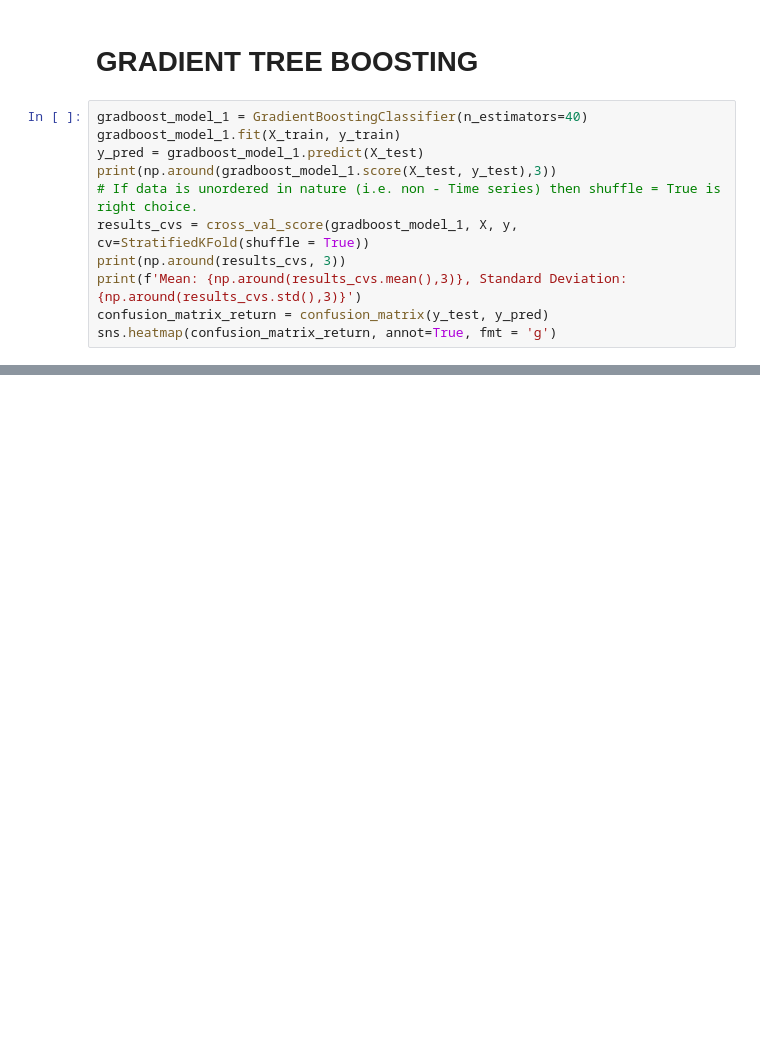
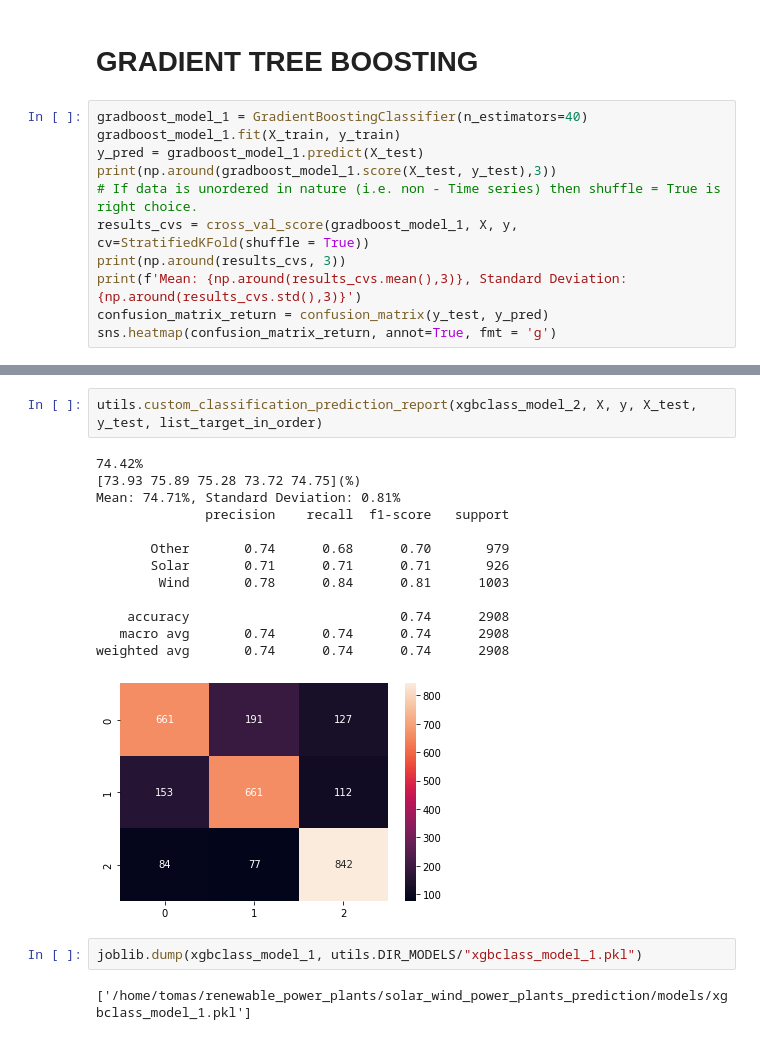
Before and after one commit to tomashbk/solar_wind_power_plants_prediction, a Jupyter notebook: notebooks/3-EDA-in-data-transformed-and-combined.ipynb, the cells around one changed output, grey strips where cells are left out. Drawn from its saved outputs; the diff is of its cells as text; blank space fills up the shorter version.

```diff
--- a/notebooks/3-EDA-in-data-transformed-and-combined.ipynb
+++ b/notebooks/3-EDA-in-data-transformed-and-combined.ipynb
@@ -1022,0 +1069,20 @@ sns.heatmap(confusion_matrix_return, annot=True, fmt = 'g')
+# %%
+utils.custom_classification_prediction_report(xgbclass_model_2, X, y, X_test, y_test, list_target_in_order)
+# %% [output]
+74.42%
+[73.93 75.89 75.28 73.72 74.75](%)
+Mean: 74.71%, Standard Deviation: 0.81%
+              precision    recall  f1-score   support
+
+       Other       0.74      0.68      0.70       979
+       Solar       0.71      0.71      0.71       926
+        Wind       0.78      0.84      0.81      1003
+
+    accuracy                           0.74      2908
+   macro avg       0.74      0.74      0.74      2908
+weighted avg       0.74      0.74      0.74      2908
+[figure, added]
+# %%
+joblib.dump(xgbclass_model_1, utils.DIR_MODELS/"xgbclass_model_1.pkl")
+# %% [output]
+['/home/tomas/renewable_power_plants/solar_wind_power_plants_prediction/models/xgbclass_model_1.pkl']
```
Also changed, not shown: parts of 18 cells of this notebook, 5 other files.
